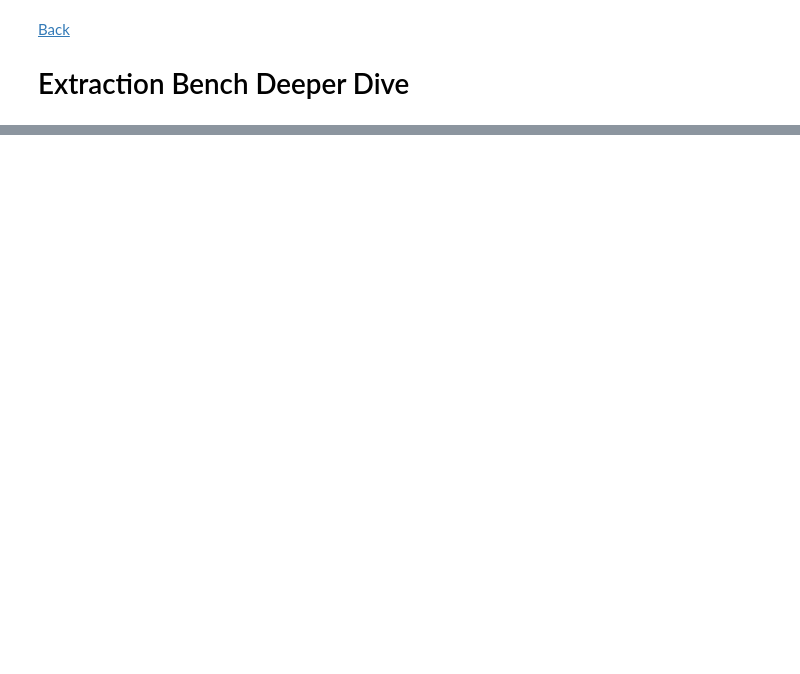
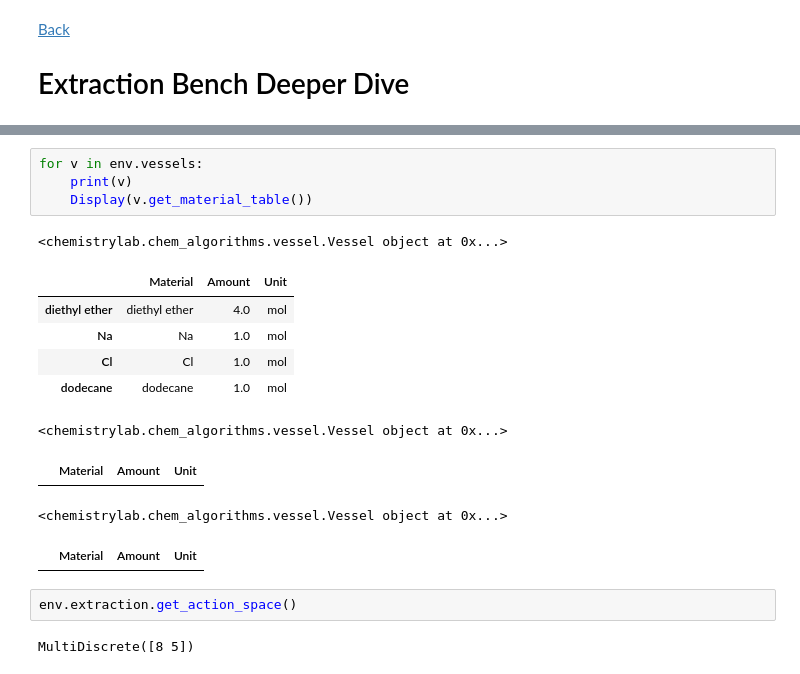
Before and after one commit to chemgymrl/chemgymrl, a Jupyter notebook: Gym notes.ipynb, the cells around one changed output, grey strips where cells are left out. Saved outputs shown, nothing was run; the diff lists cells and outputs as text; blank space fills up the shorter version.

```diff
--- a/Gym notes.ipynb
+++ b/Gym notes.ipynb
@@ -416,0 +526,19 @@ print(env_ids)
+# %%
+for v in env.vessels:
+    print(v)
+    Display(v.get_material_table())
+# %% [output]
+<chemistrylab.chem_algorithms.vessel.Vessel object at 0x...>
+|  | Material | Amount | Unit |
+| diethyl ether | diethyl ether | 4.0 | mol |
+| Na | Na | 1.0 | mol |
+| Cl | Cl | 1.0 | mol |
+| dodecane | dodecane | 1.0 | mol |
+<chemistrylab.chem_algorithms.vessel.Vessel object at 0x...>
+|  | Material | Amount | Unit |
+<chemistrylab.chem_algorithms.vessel.Vessel object at 0x...>
+|  | Material | Amount | Unit |
+# %%
+env.extraction.get_action_space()
+# %% [output]
+MultiDiscrete([8 5])
```
Also changed, not shown: parts of 12 cells of this notebook, 2 other files.
